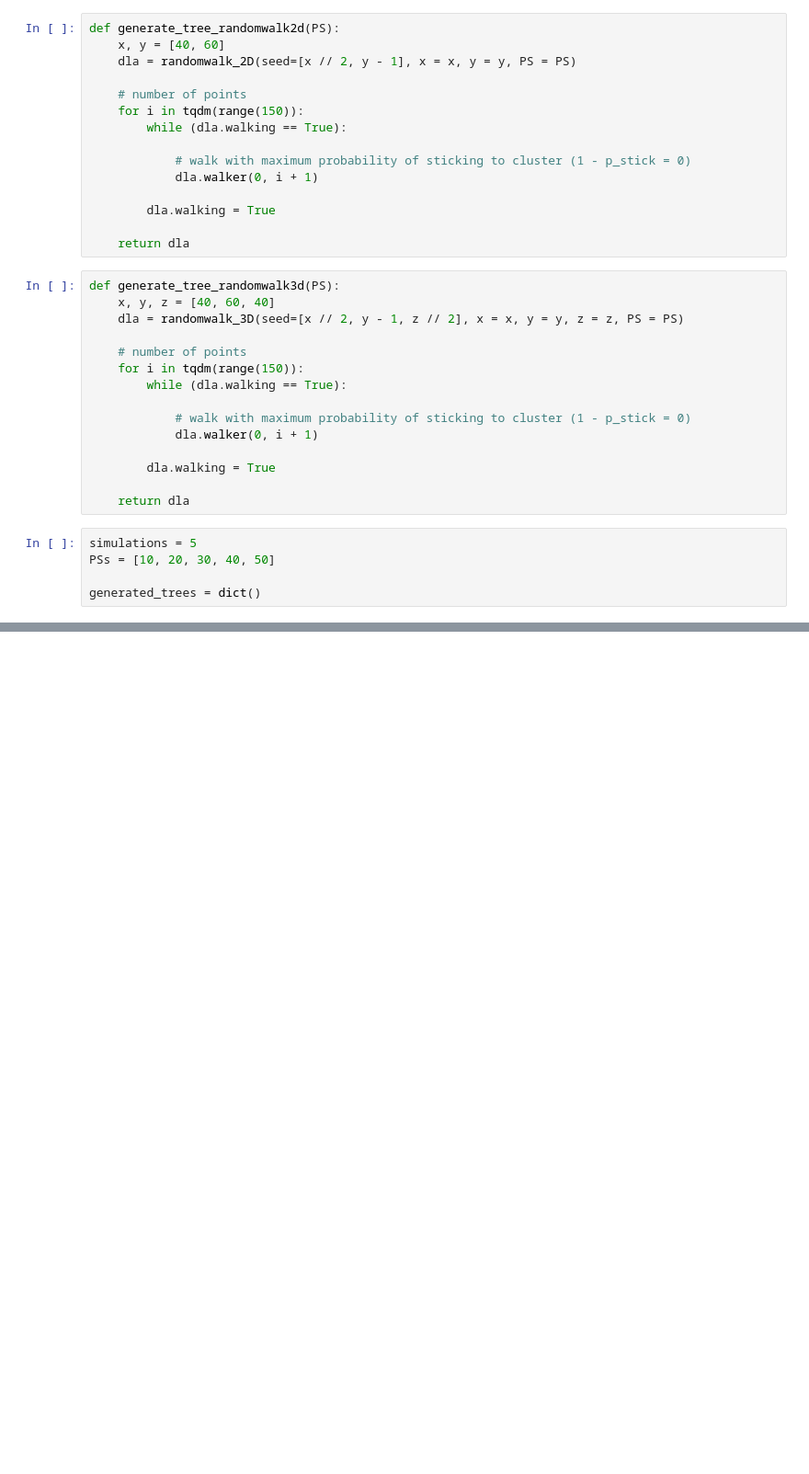
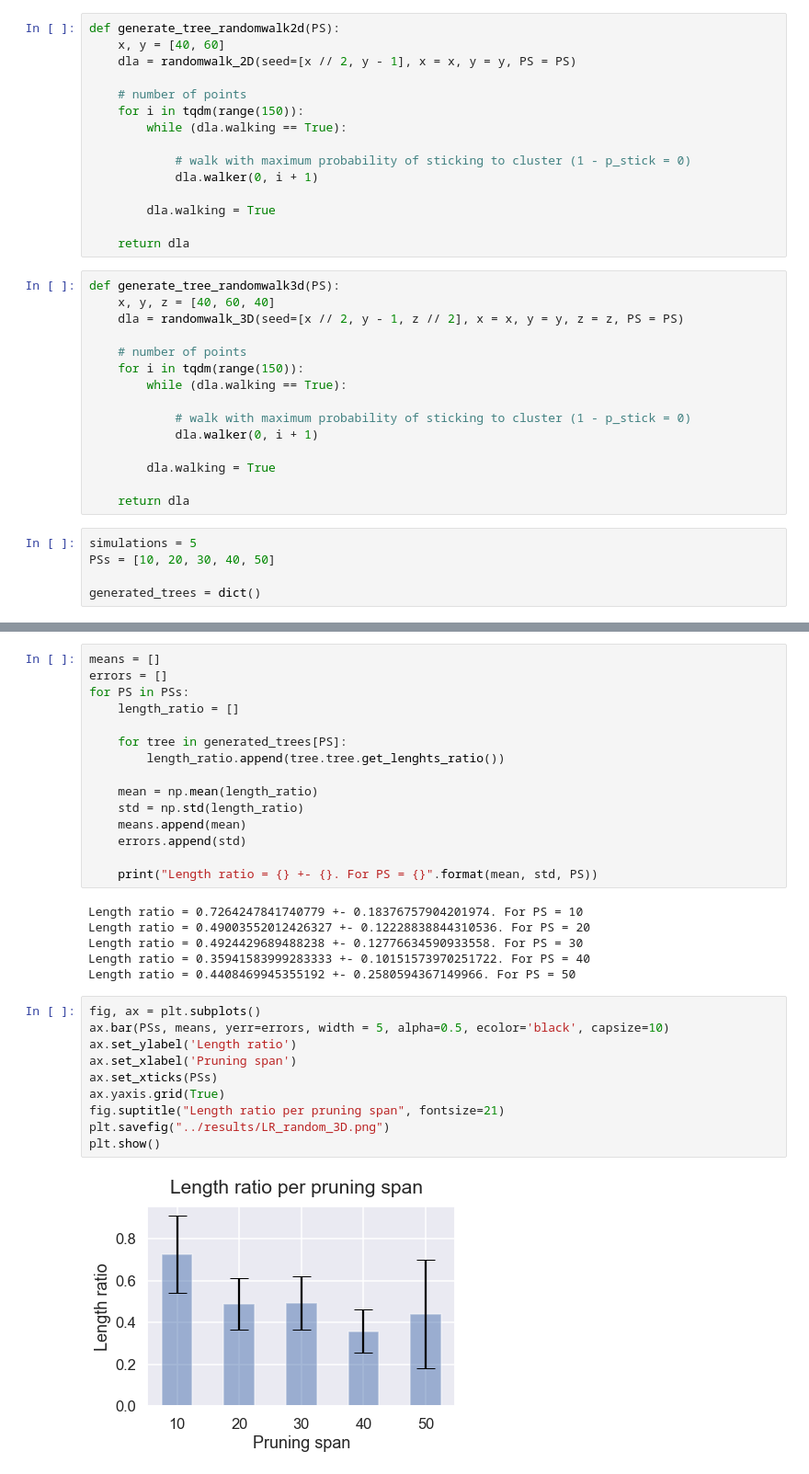
Before and after one commit to matthijsdewit111/CSS, a Jupyter notebook: code/analysis_randomwalker.ipynb, the cells around one changed output, grey strips where cells are left out. Shown at 92% size. Saved outputs shown, nothing was run; the diff lists cells and outputs as text; blank space fills up the shorter version.

```diff
--- a/code/analysis_randomwalker.ipynb
+++ b/code/analysis_randomwalker.ipynb
@@ -195,3 +194,36 @@ fig.savefig("../results/TL_random_2D.png", bbox_inches="tight")
 plt.show()
 # %% [output]
 [figure]
+# %%
+means = []
+errors = []
+for PS in PSs:
+    length_ratio = []
+
+    for tree in generated_trees[PS]:
+        length_ratio.append(tree.tree.get_lenghts_ratio())
+
+    mean = np.mean(length_ratio)
+    std = np.std(length_ratio)
+    means.append(mean)
+    errors.append(std)
+
+    print("Length ratio = {} +- {}. For PS = {}".format(mean, std, PS))
+# %% [output]
+Length ratio = 0.7264247841740779 +- 0.18376757904201974. For PS = 10
+Length ratio = 0.49003552012426327 +- 0.12228838844310536. For PS = 20
+Length ratio = 0.4924429689488238 +- 0.12776634590933558. For PS = 30
+Length ratio = 0.35941583999283333 +- 0.10151573970251722. For PS = 40
+Length ratio = 0.4408469945355192 +- 0.2580594367149966. For PS = 50
+# %%
+fig, ax = plt.subplots()
+ax.bar(PSs, means, yerr=errors, width = 5, alpha=0.5, ecolor='black', capsize=10)
+ax.set_ylabel('Length ratio')
+ax.set_xlabel('Pruning span')
+ax.set_xticks(PSs)
+ax.yaxis.grid(True)
+fig.suptitle("Length ratio per pruning span", fontsize=21)
+plt.savefig("../results/LR_random_3D.png")
+plt.show()
+# %% [output]
+[figure, added]
```
Also changed, not shown: parts of 7 cells of this notebook, 13 other files.
